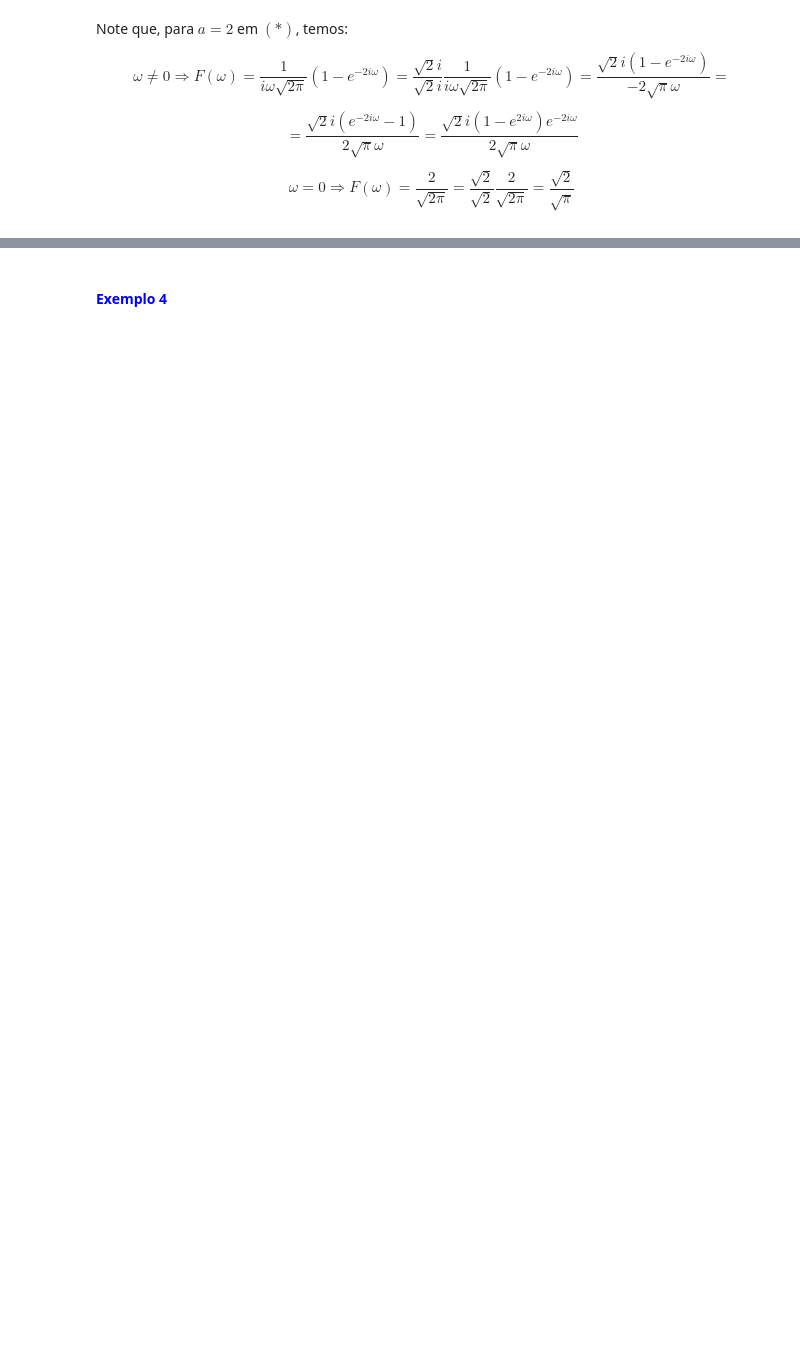
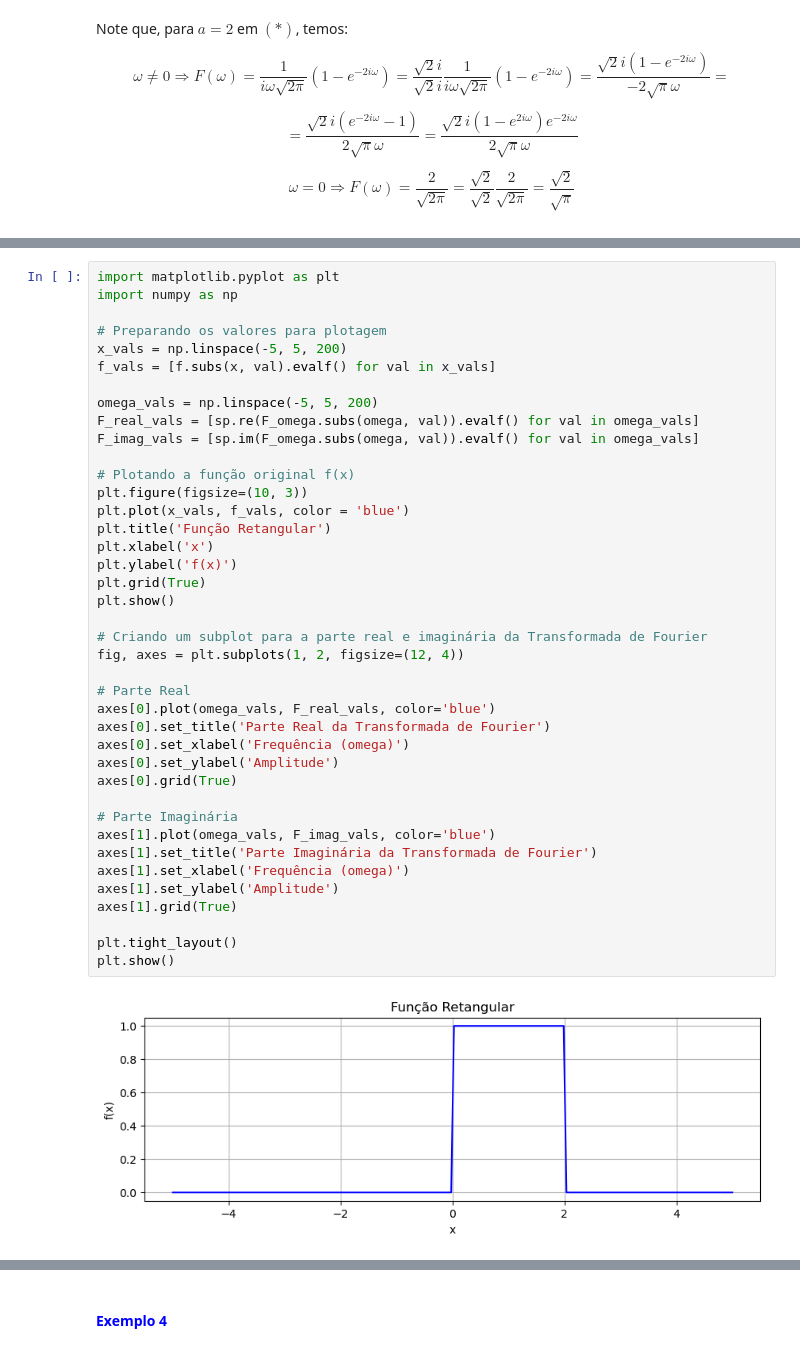
Before and after one commit to ProfAllanIFBA/Metodos_Matematicos_Para_Engenharia, a Jupyter notebook: Capitulo004_Transformada_de_Fourier_Continua/Capitulo004_Transformada_de_Fourier_Continua.ipynb, the cells around one changed output, grey strips where cells are left out. Cells and saved outputs as stored; diff of their text form; blank space fills up the shorter version.

```diff
--- a/Capitulo004_Transformada_de_Fourier_Continua/Capitulo004_Transformada_de_Fourier_Continua.ipynb
+++ b/Capitulo004_Transformada_de_Fourier_Continua/Capitulo004_Transformada_de_Fourier_Continua.ipynb
@@ -330,0 +239,42 @@ $$\omega = 0 \Rightarrow F(\omega) = \frac{2}{\sqrt{2\pi}} = \frac{\sqrt{2}}{\sq
+# %%
+import matplotlib.pyplot as plt
+import numpy as np
+
+# Preparando os valores para plotagem
+x_vals = np.linspace(-5, 5, 200)
+f_vals = [f.subs(x, val).evalf() for val in x_vals]
+
+omega_vals = np.linspace(-5, 5, 200)
+F_real_vals = [sp.re(F_omega.subs(omega, val)).evalf() for val in omega_vals]
+F_imag_vals = [sp.im(F_omega.subs(omega, val)).evalf() for val in omega_vals]
+
+# Plotando a função original f(x)
+plt.figure(figsize=(10, 3))
+plt.plot(x_vals, f_vals, color = 'blue')
+plt.title('Função Retangular')
+plt.xlabel('x')
+plt.ylabel('f(x)')
+plt.grid(True)
+plt.show()
+
+# Criando um subplot para a parte real e imaginária da Transformada de Fourier
+fig, axes = plt.subplots(1, 2, figsize=(12, 4))
+
+# Parte Real
+axes[0].plot(omega_vals, F_real_vals, color='blue')
+axes[0].set_title('Parte Real da Transformada de Fourier')
+axes[0].set_xlabel('Frequência (omega)')
+axes[0].set_ylabel('Amplitude')
+axes[0].grid(True)
+
+# Parte Imaginária
+axes[1].plot(omega_vals, F_imag_vals, color='blue')
+axes[1].set_title('Parte Imaginária da Transformada de Fourier')
+axes[1].set_xlabel('Frequência (omega)')
+axes[1].set_ylabel('Amplitude')
+axes[1].grid(True)
+
+plt.tight_layout()
+plt.show()
+# %% [output]
+[figure, new version]
```
Also changed, not shown: parts of 92 cells of this notebook, 6 other files.
